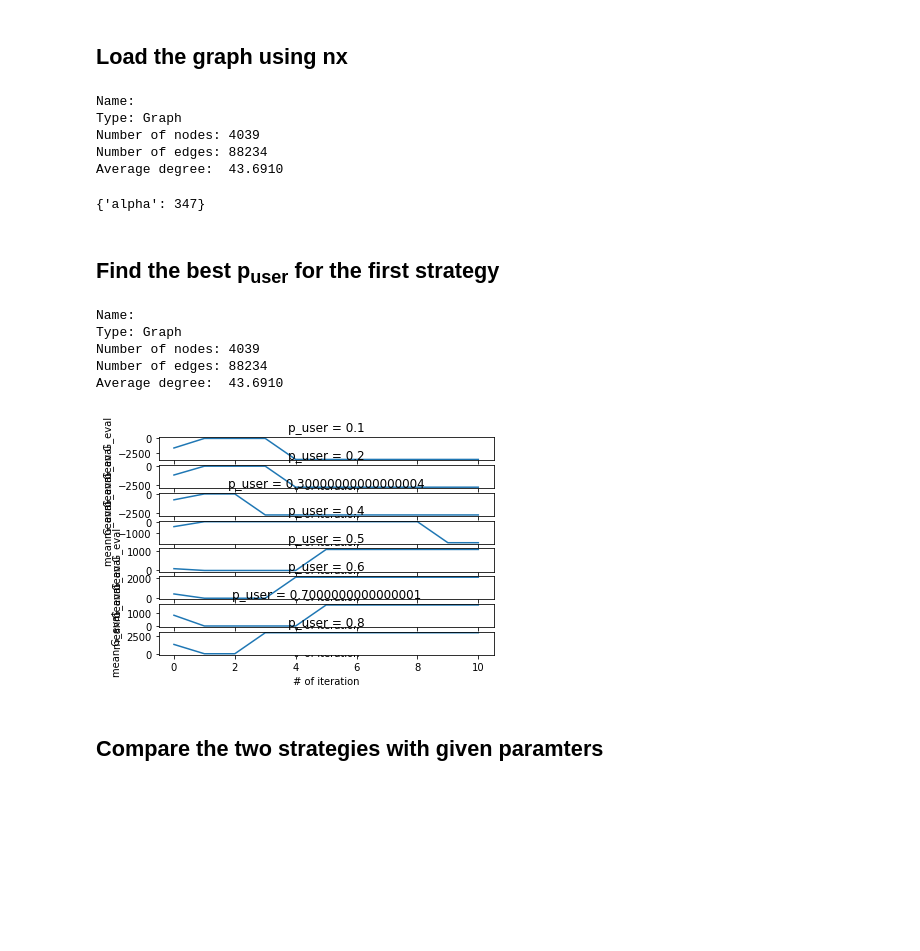
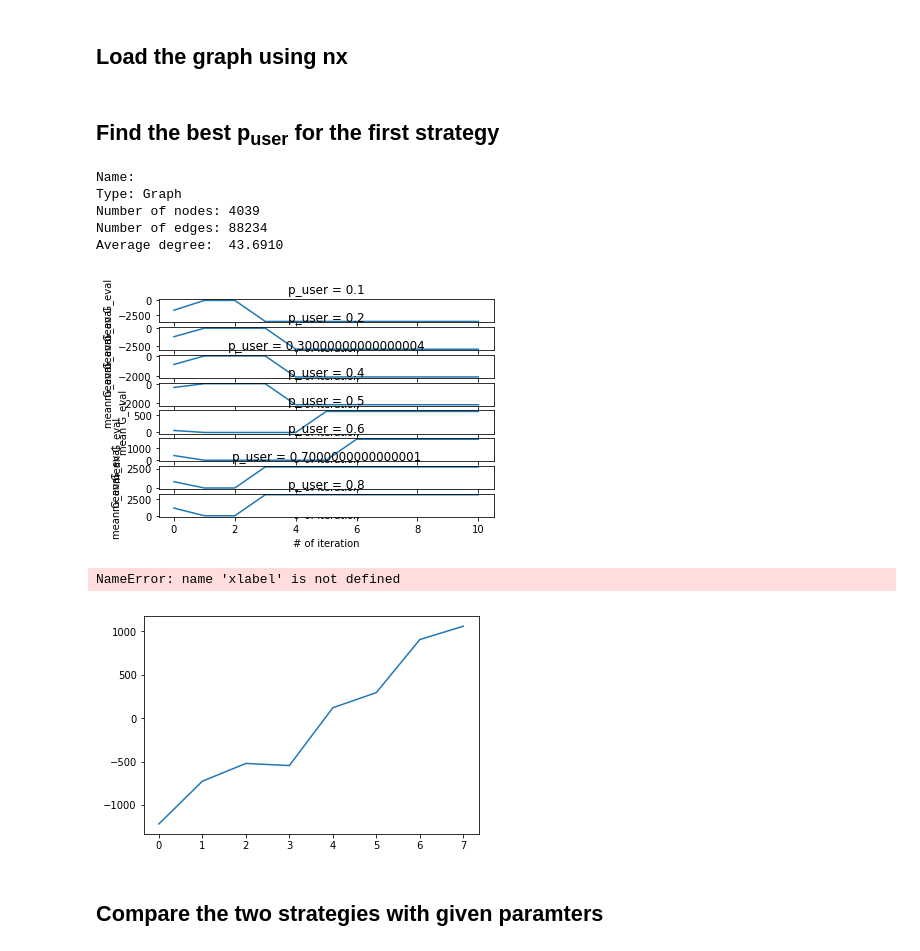
Before and after one commit to sun-xiaoyu/statQ, a Jupyter notebook: Final project.ipynb, the cells around one changed output. Cells and saved outputs as stored; diff of their text form; code cells hidden in the pictures; blank space fills up the shorter version.

Commit message:
beta defined

```diff
--- a/Final project.ipynb
+++ b/Final project.ipynb
@@ -14,15 +14,8 @@ def graph_generation(filename):
     print(nx.info(G))
     return(G)
 
-G=graph_generation("graph.txt")
-G.nodes[0]
+#G=graph_generation("graph.txt")
+#G.nodes[0]
-# %% [output]
-Name:
-Type: Graph
-Number of nodes: 4039
-Number of edges: 88234
-Average degree:  43.6910
-{'alpha': 347}
 # %%
 #return (list of users ,list of listeners, list of evaluation)
 import numpy as np
@@ -43,7 +36,7 @@ def initialisation(G,pctg_user,p_user,p_listener):
 # %%
 import matplotlib.pyplot as plt
 
-def iter_opinion(G_eval, listeners, max_interation=10):
+def iter_opinion(G,G_eval, listeners, max_interation=10):
     G_eval_evolution = np.zeros([max_interation+1,len(G_eval)])
     np.copyto(G_eval_evolution[0],G_eval);
     for t in range(1,max_interation+1):
@@ -61,4 +54,4 @@ def iter_opinion(G_eval, listeners, max_interation=10):
             for j in range(t,max_interation+1):
                 np.copyto(G_eval_evolution[j],G_eval)
             break;
-    return G_eval_evolution
+    return (G_eval_evolution,t)
@@ -65,24 +66,33 @@ def iter_opinion(G_eval, listeners, max_interation=10):
 # %% [markdown]
 ## Find the best p<sub>user</sub> for the first strategy
 # %%
+#beta defined as market evoluation rate
 def find_best_p_user():
     G=graph_generation("graph.txt")
     p_user_range=np.arange(0.1,0.9,0.1)
+    beta=[]
     for p_user in p_user_range:
         (users,listeners,G_eval)=initialisation(G,0.5,p_user,0.5)
-        G_eval_mean=np.sum(iter_opinion(G_eval,listeners),axis=1)
+        (G_eval_evolution,conv_t)=iter_opinion(G,G_eval,listeners)
+        G_eval_mean=np.sum(G_eval_evolution,axis=1)
         plt.subplot(8, 1, int(p_user*10))
         plt.plot(G_eval_mean)
         plt.title("p_user = {}".format(p_user))
         plt.ylabel('mean G_eval')
         plt.xlabel('# of iteration')
+        G_eval_final=G_eval_mean[-1]
+        beta.append(G_eval_final/conv_t)
     plt.show()
-
+    plt.plot(beta)
+    plt.xlabel("p from 10% to 90%")
+    plt.show()
 find_best_p_user()
 # %% [output]
 Name:
 Type: Graph
 Number of nodes: 4039
 Number of edges: 88234
 Average degree:  43.6910
-[figure, old version]
+[figure, new version]
+NameError: name 'xlabel' is not defined
+[figure, added]
```
Also changed, not shown: parts of 2 cells of this notebook.
